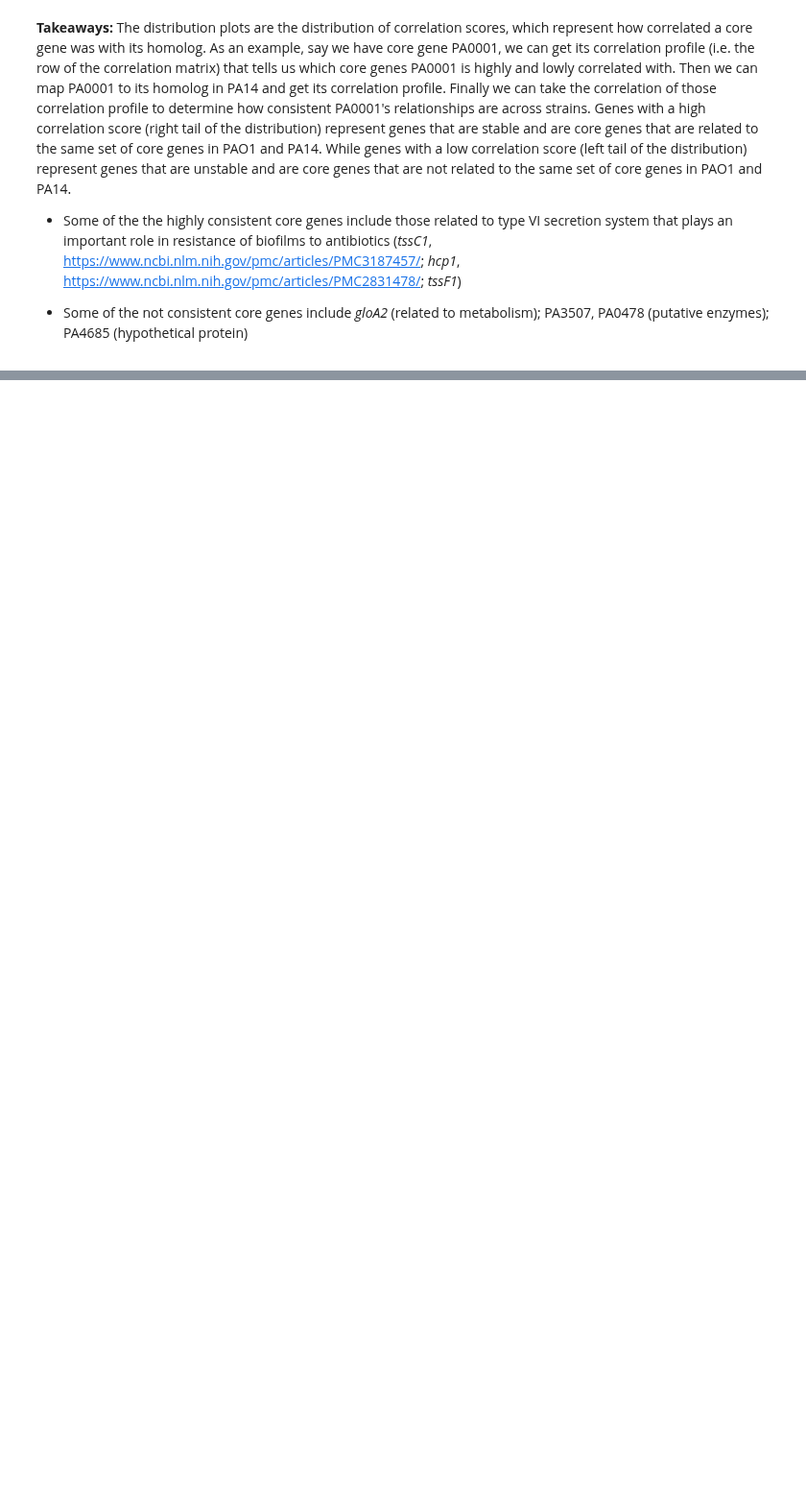
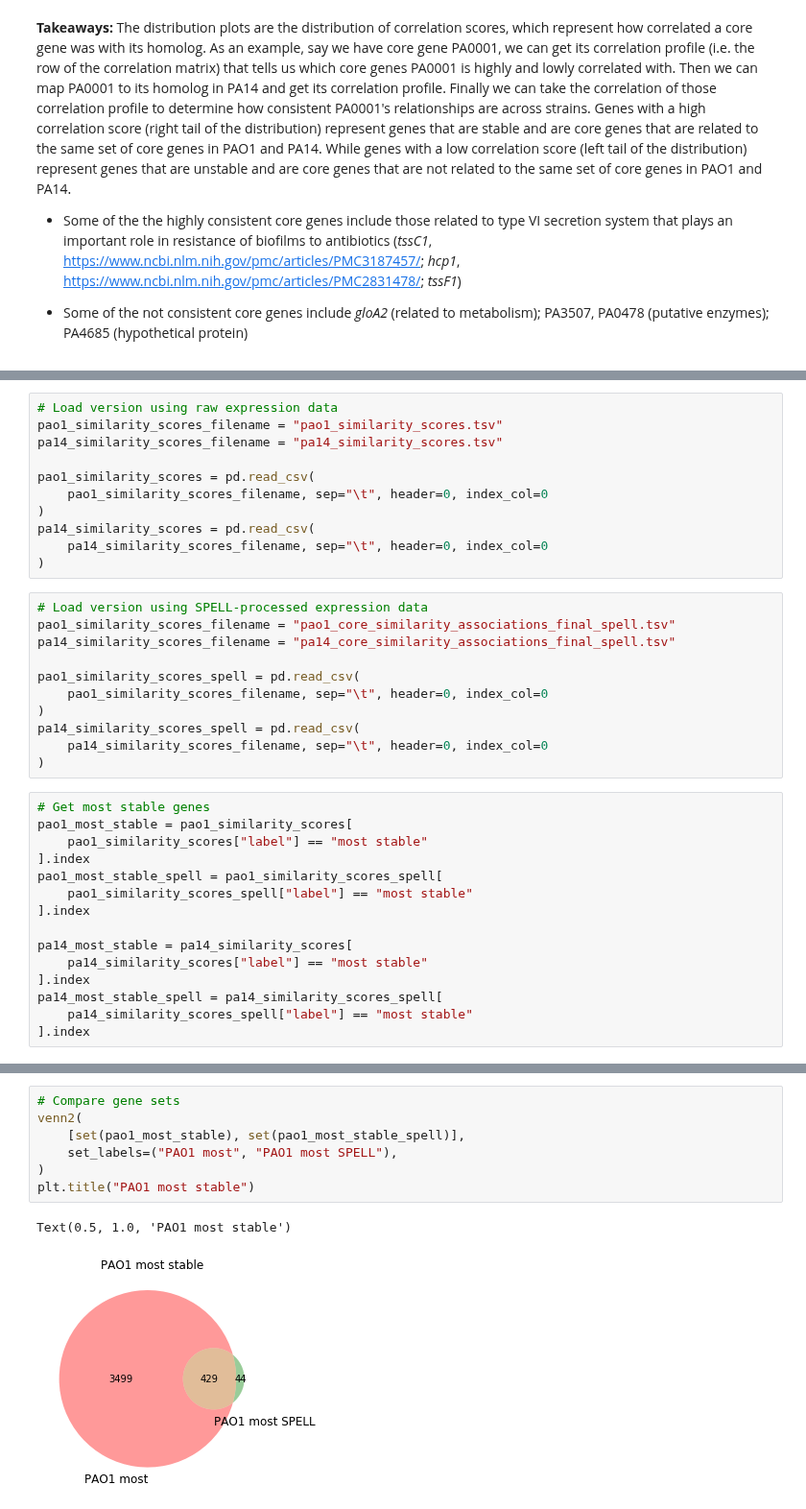
Before and after one commit to greenelab/core-accessory-interactome, a Jupyter notebook: 3_core_core_analysis/1_core_core_relationships_across_strains.ipynb, the cells around one changed output, grey strips where cells are left out. Shown at 96% size. Cells and saved outputs as stored; diff of their text form; blank space fills up the shorter version.

Commit message:
compare stable genes using different inputs

```diff
--- a/3_core_core_analysis/1_core_core_relationships_across_strains.ipynb
+++ b/3_core_core_analysis/1_core_core_relationships_across_strains.ipynb
@@ -466,0 +464,37 @@ The distribution plots are the distribution of correlation scores, which represe
+# %%
+# Load version using raw expression data
+pao1_similarity_scores_filename = "pao1_similarity_scores.tsv"
+pa14_similarity_scores_filename = "pa14_similarity_scores.tsv"
+
+pao1_similarity_scores = pd.read_csv(
+    pao1_similarity_scores_filename, sep="\t", header=0, index_col=0
+)
+pa14_similarity_scores = pd.read_csv(
+    pa14_similarity_scores_filename, sep="\t", header=0, index_col=0
+)
+# %%
+# Load version using SPELL-processed expression data
+pao1_similarity_scores_filename = "pao1_core_similarity_associations_final_spell.tsv"
+pa14_similarity_scores_filename = "pa14_core_similarity_associations_final_spell.tsv"
+
+pao1_similarity_scores_spell = pd.read_csv(
+    pao1_similarity_scores_filename, sep="\t", header=0, index_col=0
+)
+pa14_similarity_scores_spell = pd.read_csv(
+    pa14_similarity_scores_filename, sep="\t", header=0, index_col=0
+)
+# %%
+# Get most stable genes
+pao1_most_stable = pao1_similarity_scores[
+    pao1_similarity_scores["label"] == "most stable"
+].index
+pao1_most_stable_spell = pao1_similarity_scores_spell[
+    pao1_similarity_scores_spell["label"] == "most stable"
+].index
+
+pa14_most_stable = pa14_similarity_scores[
+    pa14_similarity_scores["label"] == "most stable"
+].index
+pa14_most_stable_spell = pa14_similarity_scores_spell[
+    pa14_similarity_scores_spell["label"] == "most stable"
+].index
@@ -466,0 +562,10 @@ The distribution plots are the distribution of correlation scores, which represe
+# %%
+# Compare gene sets
+venn2(
+    [set(pao1_most_stable), set(pao1_most_stable_spell)],
+    set_labels=("PAO1 most", "PAO1 most SPELL"),
+)
+plt.title("PAO1 most stable")
+# %% [output]
+Text(0.5, 1.0, 'PAO1 most stable')
+[figure, added]
```
Also changed, not shown: parts of 19 cells of this notebook, 3 other files.
